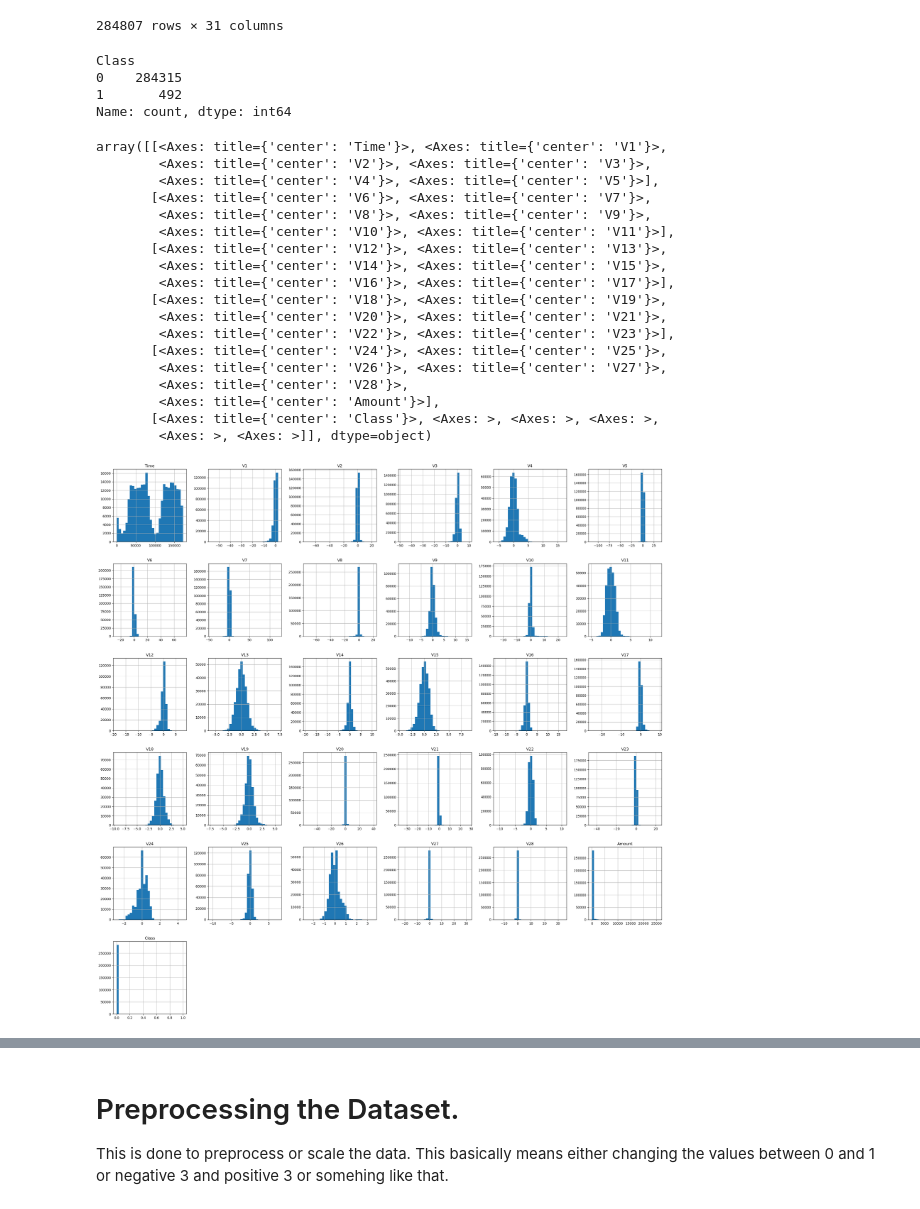
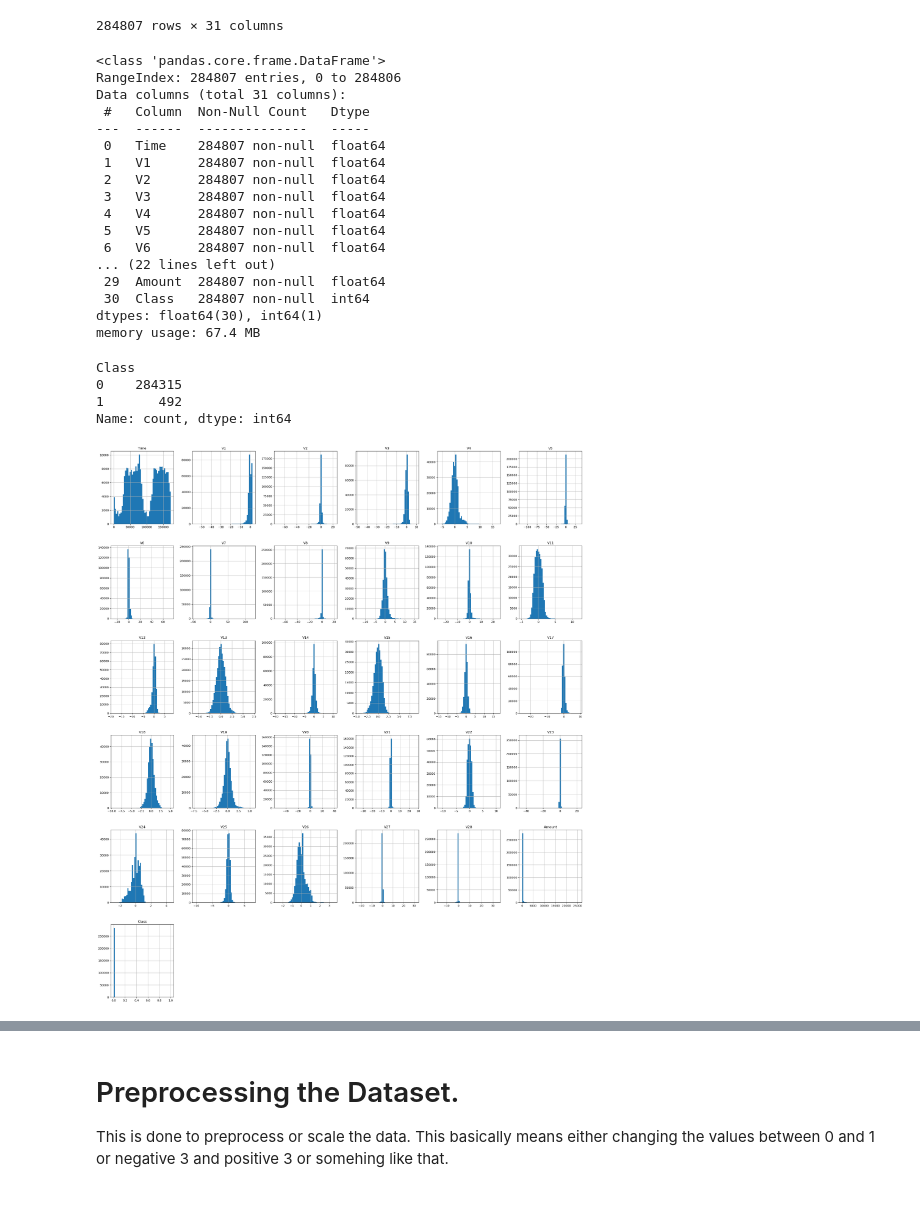
Before and after one commit to kekele-star/fraud-detection, a Jupyter notebook: fraud-detection-system/Fraud Detection System.ipynb, the cells around one changed output, grey strips where cells are left out. Saved outputs shown, nothing was run; the diff lists cells and outputs as text; code cells hidden in the pictures.

```diff
--- a/fraud-detection-system/Fraud Detection System.ipynb
+++ b/fraud-detection-system/Fraud Detection System.ipynb
@@ -1,10 +1,21 @@
 # %% [markdown]
 # Step
 # %%
+# To support both python 2 and python 3
+from __future__ import division, print_function, unicode_literals
+
 # Common ml library imports
 import numpy as np
 import pandas as pd
 import matplotlib.pyplot as plt
 %matplotlib inline
+
+# To plot pretty figures
+%matplotlib inline
+import matplotlib as mpl
+import matplotlib.pyplot as plt
+mpl.rc('axes', labelsize=14)
+mpl.rc('xtick', labelsize=12)
+mpl.rc('ytick', labelsize=12)
 # %% [markdown]
 # Load Dataset
@@ -26,6 +38,26 @@ dataset
 | 284805 | 172788.0 | -0.240440 | 0.530483 | 0.702510 | 0.689799 | -0.377961 | 0.623708 | -0.686180 | 0.679145 | 0.392087 | ... | ... |
 | 284806 | 172792.0 | -0.533413 | -0.189733 | 0.703337 | -0.506271 | -0.012546 | -0.649617 | 1.577006 | -0.414650 | 0.486180 | ... | ... |
 284807 rows × 31 columns
+# %%
+dataset.info()
+# %% [output]
+<class 'pandas.core.frame.DataFrame'>
+RangeIndex: 284807 entries, 0 to 284806
+Data columns (total 31 columns):
+ #   Column  Non-Null Count   Dtype
+---  ------  --------------   -----
+ 0   Time    284807 non-null  float64
+ 1   V1      284807 non-null  float64
+ 2   V2      284807 non-null  float64
+ 3   V3      284807 non-null  float64
+ 4   V4      284807 non-null  float64
+ 5   V5      284807 non-null  float64
+ 6   V6      284807 non-null  float64
+... (22 lines left out)
+ 29  Amount  284807 non-null  float64
+ 30  Class   284807 non-null  int64
+dtypes: float64(30), int64(1)
+memory usage: 67.4 MB
 # %%
 # size of dataset
 dataset["Class"].value_counts()
@@ -36,27 +68,10 @@ Class
 Name: count, dtype: int64
 # %%
 # graphical representation of the dataset
-dataset.hist(bins=30, figsize=(30,30))
+dataset.hist(bins=50, figsize=(30, 35))
+plt.show()
 # %% [output]
-array([[<Axes: title={'center': 'Time'}>, <Axes: title={'center': 'V1'}>,
-        <Axes: title={'center': 'V2'}>, <Axes: title={'center': 'V3'}>,
-        <Axes: title={'center': 'V4'}>, <Axes: title={'center': 'V5'}>],
-       [<Axes: title={'center': 'V6'}>, <Axes: title={'center': 'V7'}>,
-        <Axes: title={'center': 'V8'}>, <Axes: title={'center': 'V9'}>,
-        <Axes: title={'center': 'V10'}>, <Axes: title={'center': 'V11'}>],
-       [<Axes: title={'center': 'V12'}>, <Axes: title={'center': 'V13'}>,
-        <Axes: title={'center': 'V14'}>, <Axes: title={'center': 'V15'}>,
-        <Axes: title={'center': 'V16'}>, <Axes: title={'center': 'V17'}>],
-       [<Axes: title={'center': 'V18'}>, <Axes: title={'center': 'V19'}>,
-        <Axes: title={'center': 'V20'}>, <Axes: title={'center': 'V21'}>,
-        <Axes: title={'center': 'V22'}>, <Axes: title={'center': 'V23'}>],
-       [<Axes: title={'center': 'V24'}>, <Axes: title={'center': 'V25'}>,
-        <Axes: title={'center': 'V26'}>, <Axes: title={'center': 'V27'}>,
-        <Axes: title={'center': 'V28'}>,
-        <Axes: title={'center': 'Amount'}>],
-       [<Axes: title={'center': 'Class'}>, <Axes: >, <Axes: >, <Axes: >,
-        <Axes: >, <Axes: >]], dtype=object)
-[figure, old version]
+[figure, new version]
 # %%
 #summarize the dataset
 dataset.describe()
```
Also changed, not shown: parts of 9 cells of this notebook.
